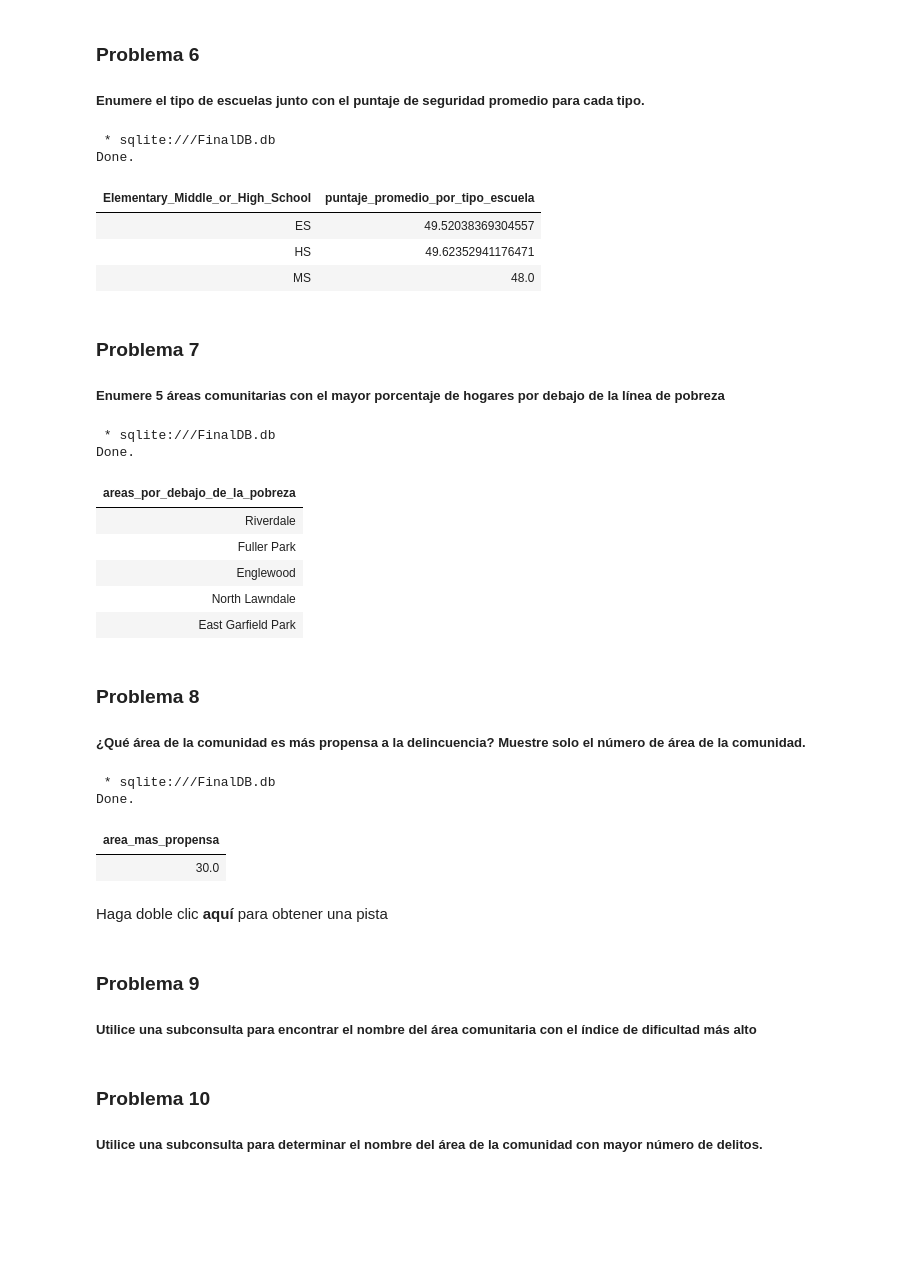
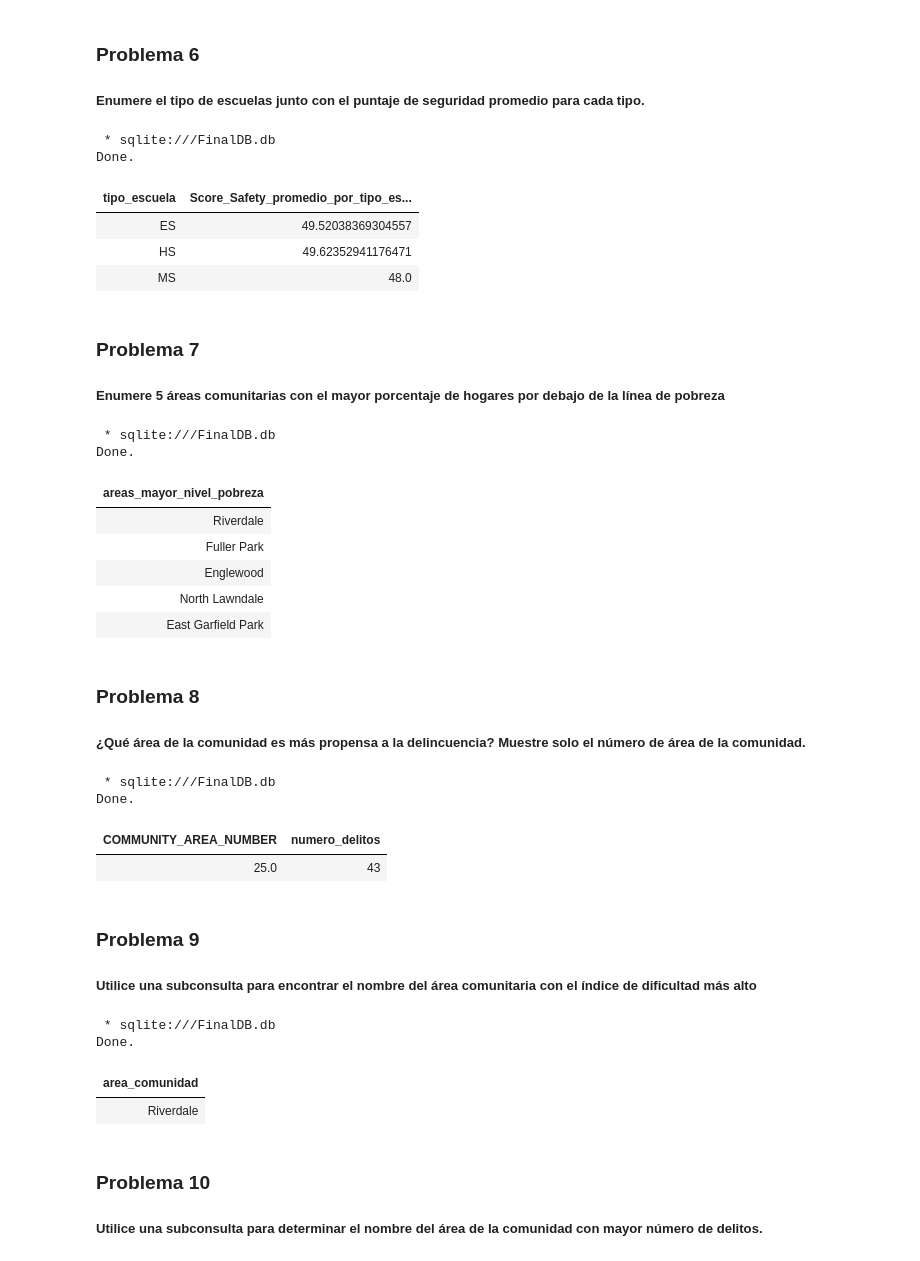
Before and after one commit to flavioaguirre/final_project_SQL_IBM, a Jupyter notebook: mod5-final-project-v2.ipynb, the cells around one changed output. Cells and saved outputs as stored; diff of their text form; code cells hidden in the pictures; blank space fills up the shorter version.

```diff
--- a/mod5-final-project-v2.ipynb
+++ b/mod5-final-project-v2.ipynb
@@ -262,18 +267,18 @@ Done.
 ##### Enumere el tipo de escuelas junto con el puntaje de seguridad promedio para cada tipo.
 # %%
 %%sql
-SELECT DISTINCT Elementary_Middle_or_High_School,
-    AVG(safety_score) AS puntaje_promedio_por_tipo_escuela
+SELECT DISTINCT Elementary_Middle_or_High_School AS tipo_escuela,
+    AVG(safety_score) AS Score_Safety_promedio_por_tipo_escuela
 FROM chicago_public_schools_data
 WHERE Elementary_Middle_or_High_School IN ('ES','HS','MS')
 GROUP BY
     Elementary_Middle_or_High_School
 ORDER BY
     Elementary_Middle_or_High_School
 # %% [output]
  * sqlite:///FinalDB.db
 Done.
-| Elementary_Middle_or_High_School | puntaje_promedio_por_tipo_escuela |
+| tipo_escuela | Score_Safety_promedio_por_tipo_es... |
 | ES | 49.52038369304557 |
 | HS | 49.62352941176471 |
 | MS | 48.0 |
@@ -283,13 +288,14 @@ Done.
 ##### Enumere 5 áreas comunitarias con el mayor porcentaje de hogares por debajo de la línea de pobreza
 # %%
 %%sql
-SELECT community_area_name AS areas_por_debajo_de_la_pobreza FROM chicago_socioeconomic_data
-ORDER BY percent_households_below_poverty
-DESC LIMIT 5
+SELECT community_area_name AS areas_mayor_nivel_pobreza
+FROM chicago_socioeconomic_data
+ORDER BY percent_households_below_poverty DESC
+LIMIT 5
 # %% [output]
  * sqlite:///FinalDB.db
 Done.
-| areas_por_debajo_de_la_pobreza |
+| areas_mayor_nivel_pobreza |
 | Riverdale |
 | Fuller Park |
 | Englewood |
@@ -300,23 +306,30 @@ Done.
 ##### ¿Qué área de la comunidad es más propensa a la delincuencia? Muestre solo el número de área de la comunidad.
 # %%
 %%sql
-SELECT community_area_number AS area_mas_propensa FROM chicago_crime_data
-WHERE
+SELECT community_area_number, COUNT(*) AS numero_delitos FROM chicago_crime_data
+GROUP BY community_area_number
+ORDER BY numero_delitos
+DESC LIMIT 1
 # %% [output]
  * sqlite:///FinalDB.db
 Done.
-| area_mas_propensa |
-| 30.0 |
+| COMMUNITY_AREA_NUMBER | numero_delitos |
+| 25.0 | 43 |
-# %% [markdown]
-Haga doble clic **aquí** para obtener una pista
-
-<!--
-Consulte el 'número de área de la comunidad' que tiene la mayor cantidad de incidentes
--->
 # %% [markdown]
 ### Problema 9
 
 ##### Utilice una subconsulta para encontrar el nombre del área comunitaria con el índice de dificultad más alto
+# %%
+%%sql
+SELECT community_area_name AS area_comunidad
+FROM chicago_socioeconomic_data
+WHERE hardship_index IN
+(SELECT MAX(hardship_index) FROM chicago_socioeconomic_data)
+# %% [output]
+ * sqlite:///FinalDB.db
+Done.
+| area_comunidad |
+| Riverdale |
 # %% [markdown]
 ### Problema 10
 
```
Also changed, not shown: parts of 16 cells of this notebook, 1 other file.
